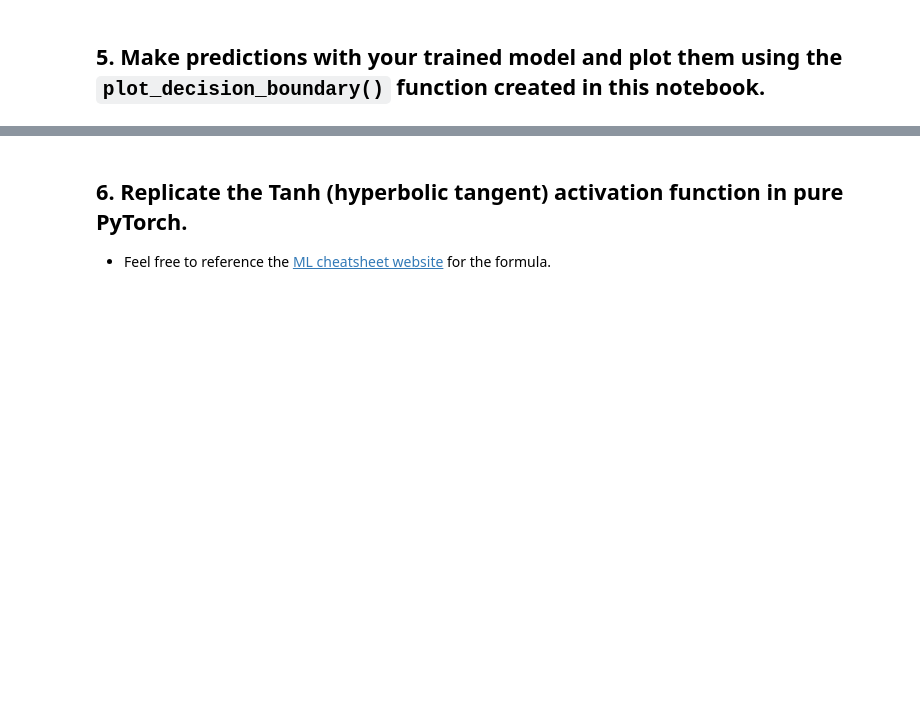
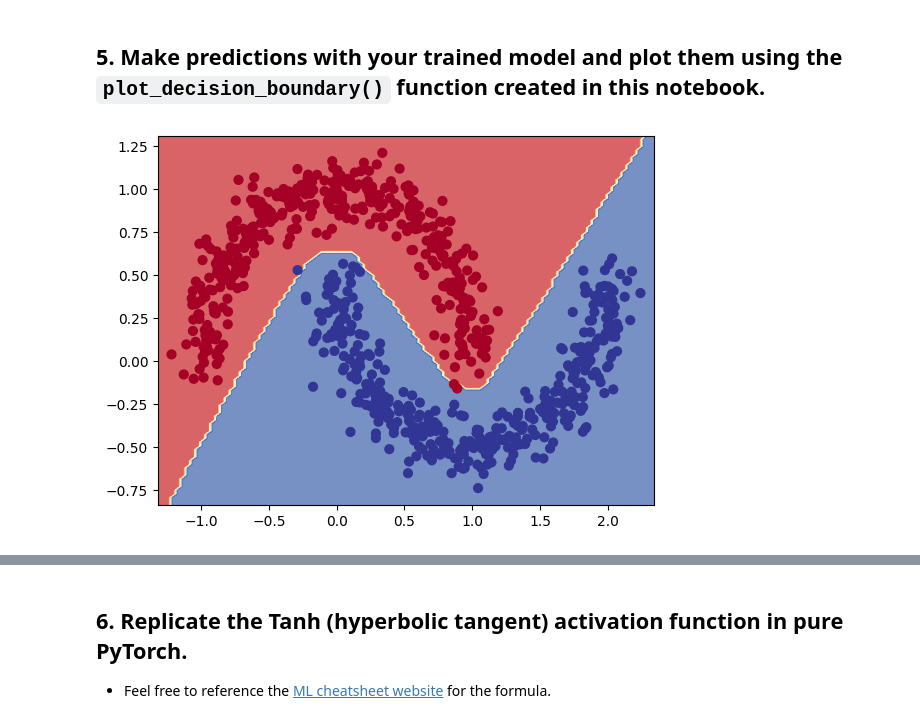
Before and after one commit to Sayam-01/Simple-ML-Model-for-Pytorch-Learning, a Jupyter notebook: Exercises/02_pytorch_classification_exercises.ipynb, the cells around one changed output, grey strips where cells are left out. Cells and saved outputs as stored; diff of their text form; code cells hidden in the pictures; blank space fills up the shorter version.

```diff
--- a/Exercises/02_pytorch_classification_exercises.ipynb
+++ b/Exercises/02_pytorch_classification_exercises.ipynb
@@ -273,3 +273,6 @@ def plot_decision_boundary(model, X, y):
     plt.ylim(yy.min(), yy.max())
 # %%
 # Plot decision boundaries for training and test sets
+plot_decision_boundary(model0, x_train, y_train)
+# %% [output]
+[figure, added]
```
Also changed, not shown: parts of 7 cells of this notebook.
